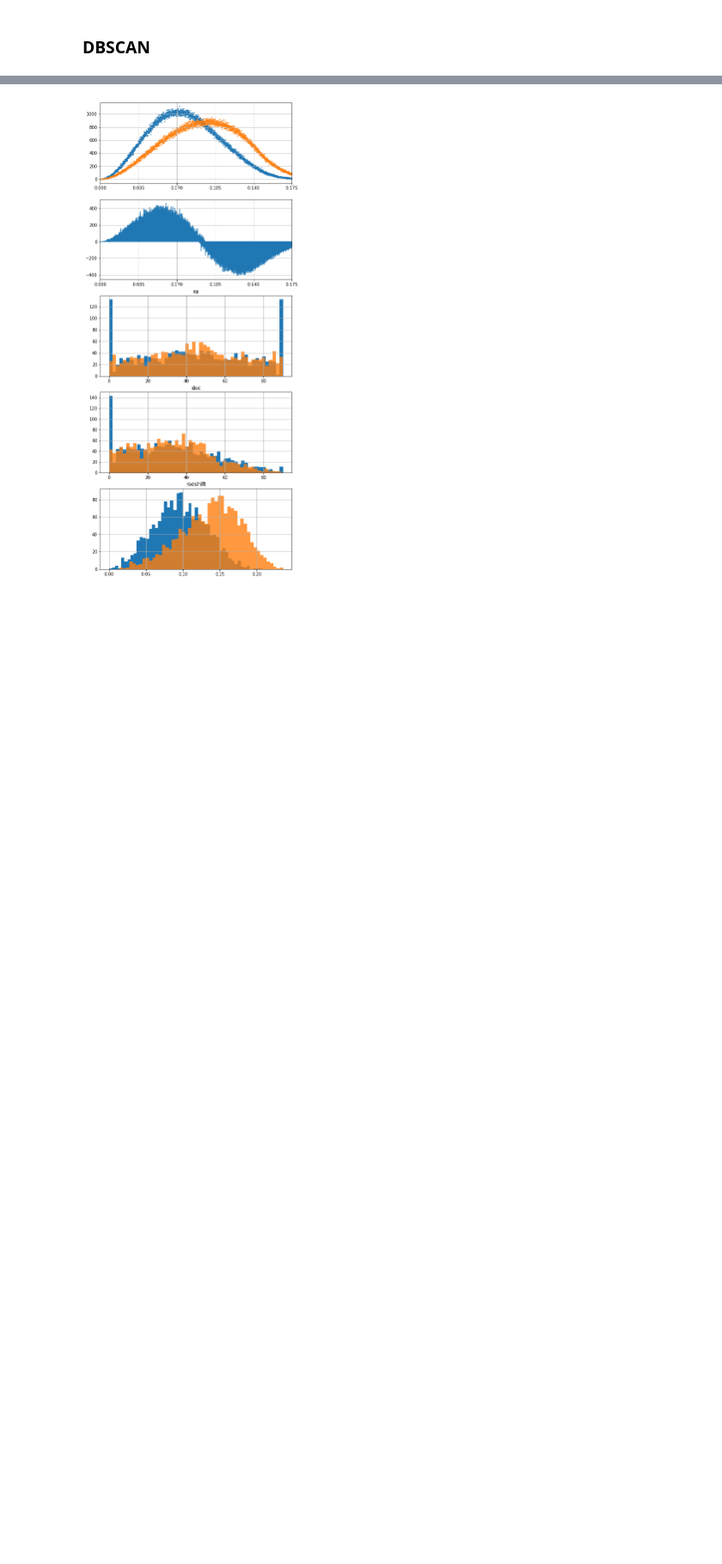
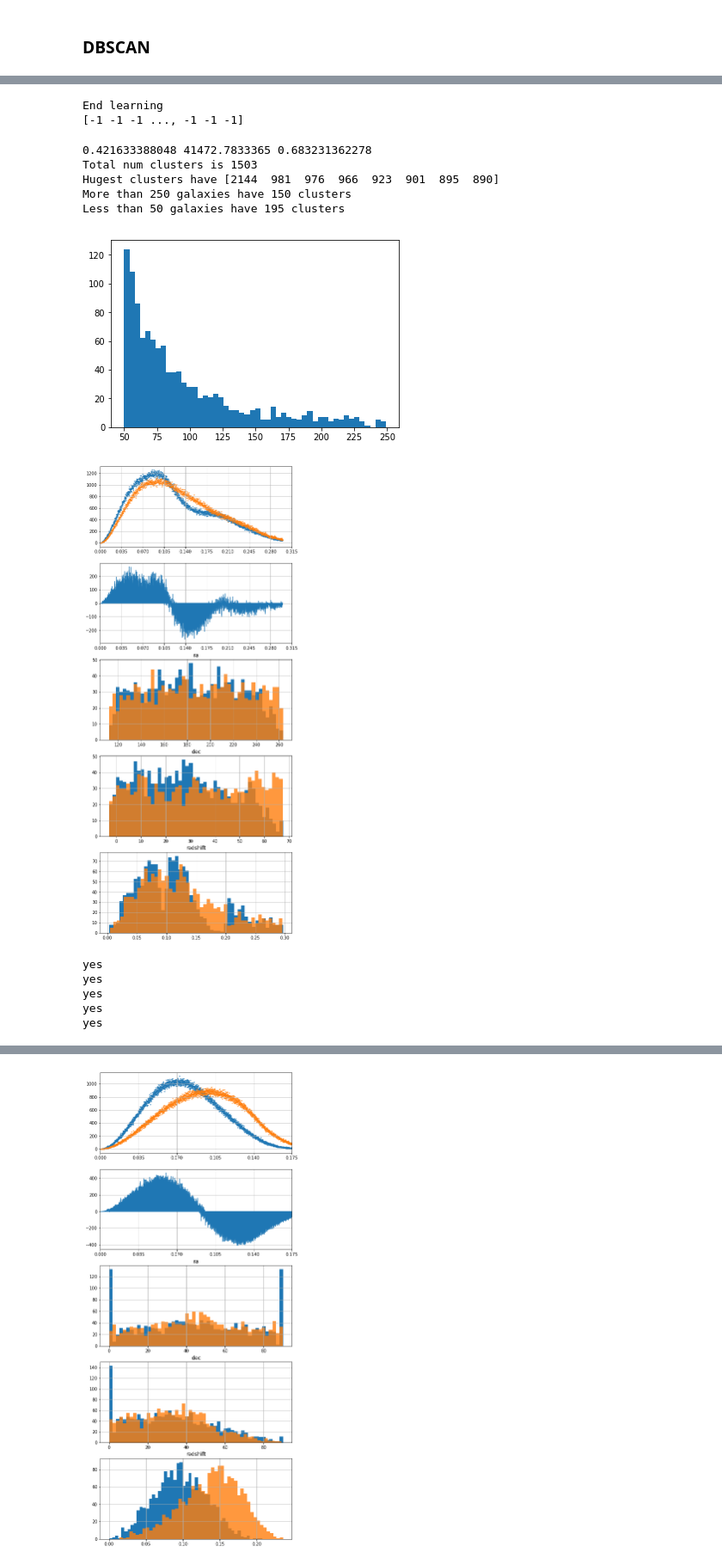
Before and after one commit to goshasty/diary_for_scientific_work, a Jupyter notebook: Analyze Abell.ipynb, the cells around one changed output, grey strips where cells are left out. Shown at 86% size. Saved outputs shown, nothing was run; the diff lists cells and outputs as text; code cells hidden in the pictures; blank space fills up the shorter version.

```diff
--- a/Analyze Abell.ipynb
+++ b/Analyze Abell.ipynb
@@ -287,7 +306,7 @@ def plot_results(array_clusters_xyz,
     plt.scatter(n1[1][1:], n1[0], s=2)
     plt.scatter(n2[1][1:], n2[0], s=2, alpha=0.8)
     plt.xlim([0, right_edge])
-    plt.xticks(np.linspace(0, right_edge, 11))
+    #plt.xticks(np.linspace(0, right_edge, 11))
     num_bao = round(right_edge/0.035)
     plt.xticks(np.linspace(0, num_bao*0.035, num_bao+1))
     plt.grid(True)
@@ -322,0 +847,35 @@ def plot_results(array_clusters_xyz,
+# %%
+final_3_recounte_huge = final_res(xyz_subareas_5, result_3, 45, True, 15, 700)
+
+result_3_area, result_3_labels = final_3_recounte_huge
+result_3_center_clusters = centers_by_labels(result_3_area, result_3_labels)
+
+
+sil, cal_har, dav_bol = estimate_res(result_3_area, result_3_labels)
+print(sil, cal_har, dav_bol)
+
+visual_estimate(result_3_labels);
+plot_results(result_3_center_clusters, num_bins=2000, right_edge=0.3, mod_mix=4)
+# %% [output]
+End learning
+[-1 -1 -1 ..., -1 -1 -1]
+0.421633388048 41472.7833365 0.683231362278
+Total num clusters is 1503
+Hugest clusters have [2144  981  976  966  923  901  895  890]
+More than 250 galaxies have 150 clusters
+Less than 50 galaxies have 195 clusters
+[figure, added]
+[figure, added]
+# %%
+res = list()
+for area in xyz_subareas_5:
+    n_clusters = round(1572 * area.shape[0] / left_area.shape[0])
+    mn = MiniBatchKMeans(n_clusters=n_clusters, batch_size=100, init_size=3000)
+    res.append(mn.fit_predict(area))
+    print('yes')
+# %% [output]
+yes
+yes
+yes
+yes
+yes
```
Also changed, not shown: parts of 99 cells of this notebook, 8 other files.
